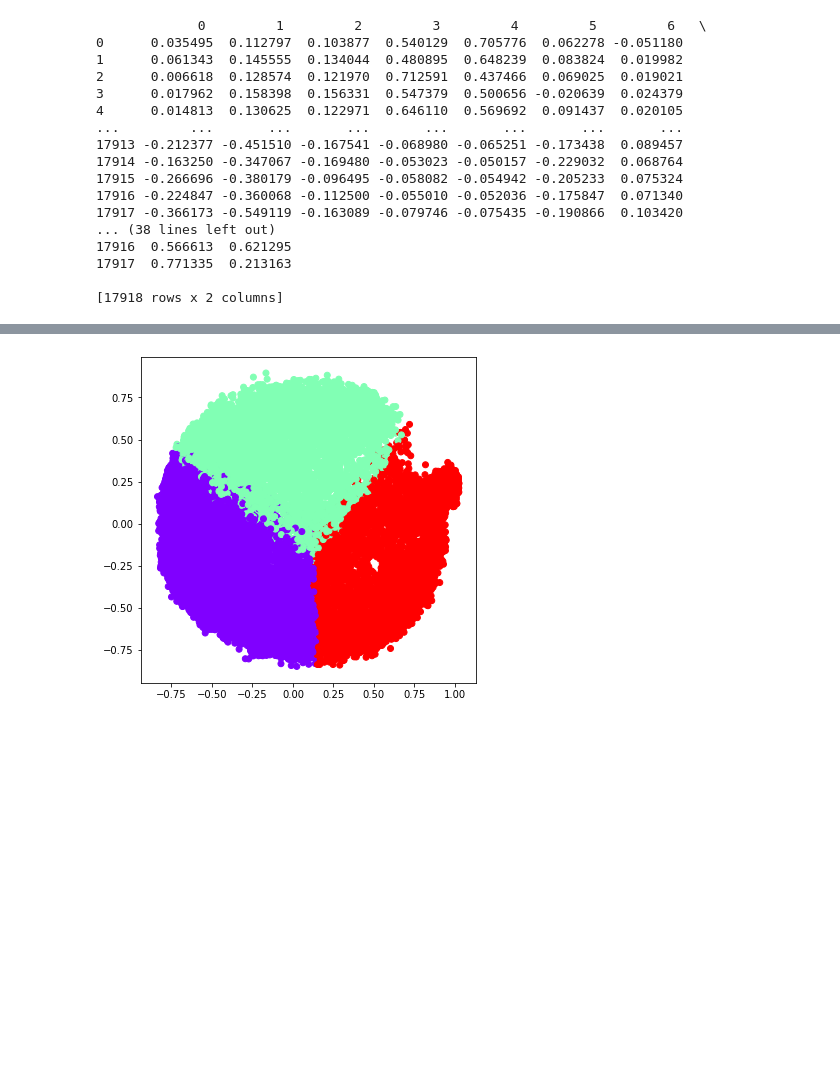
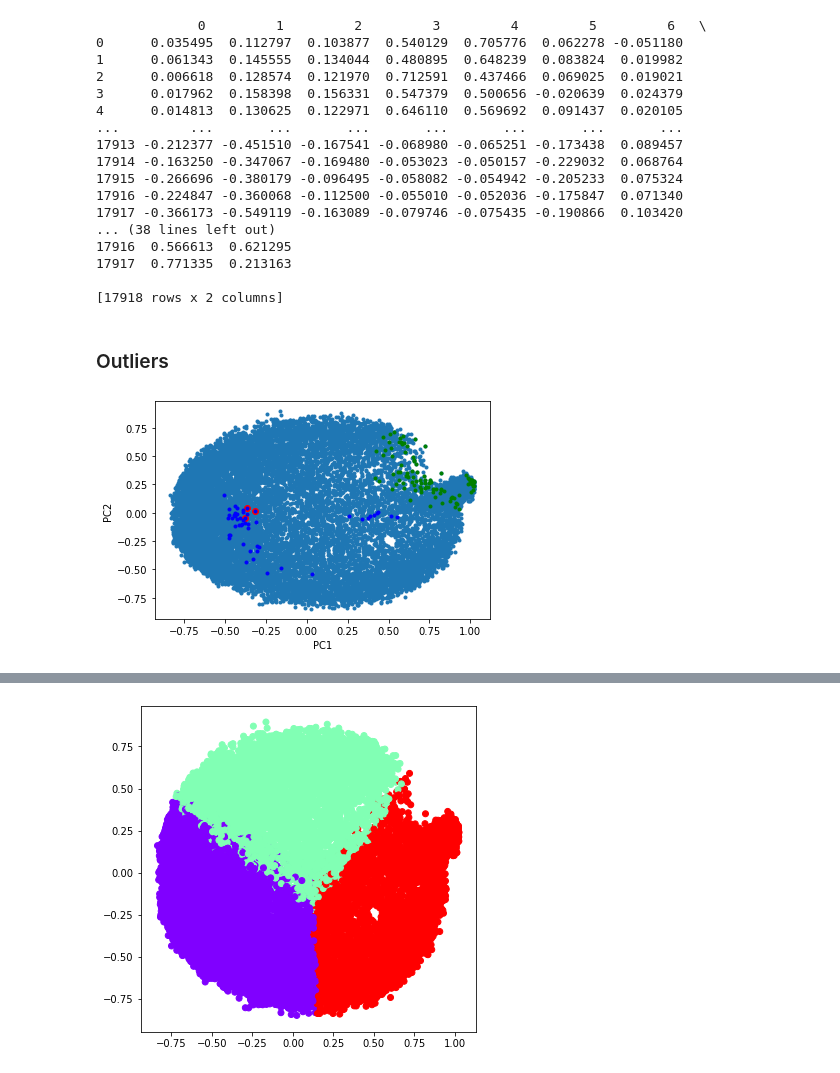
Before and after one commit to chhanganivarun/data-analysis-assignments, a Jupyter notebook: 02/Assignment 2.ipynb, the cells around one changed output, grey strips where cells are left out. Cells and saved outputs as stored; diff of their text form; code cells hidden in the pictures; blank space fills up the shorter version.

```diff
--- a/02/Assignment 2.ipynb
+++ b/02/Assignment 2.ipynb
@@ -343,3 +285,17 @@ X_principal = pd.DataFrame(X_principal)
 X_principal.columns = ['P1', 'P2']
 
 X_principal
+# %% [markdown]
+### Outliers
+# %%
+plt.plot(X_principal['P1'], X_principal['P2'],'.')
+plt.plot(X_principal['P1'][0], X_principal['P2'][0],'ro')#messi
+plt.plot(X_principal['P1'][1], X_principal['P2'][1],'ro')#ronado
+plt.plot(X_principal['P1'][2], X_principal['P2'][2],'ro')#neymar
+plt.plot(X_principal['P1'][:50], X_principal['P2'][:50],'b.')
+plt.plot(X_principal['P1'][-100:], X_principal['P2'][-100:],'g.')
+plt.xlabel('PC1')
+plt.ylabel('PC2')
+plt.show()
+# %% [output]
+[figure, added]
```
Also changed, not shown: parts of 17 cells of this notebook, 27 other files.
